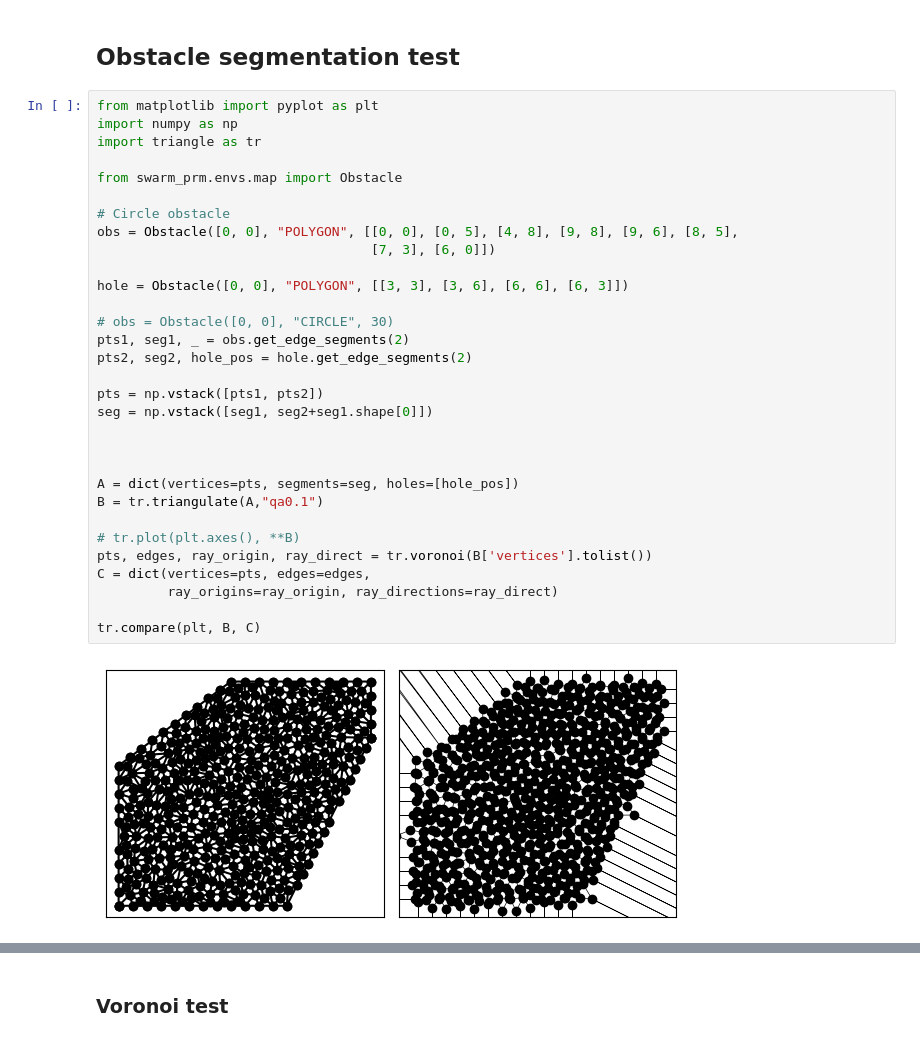
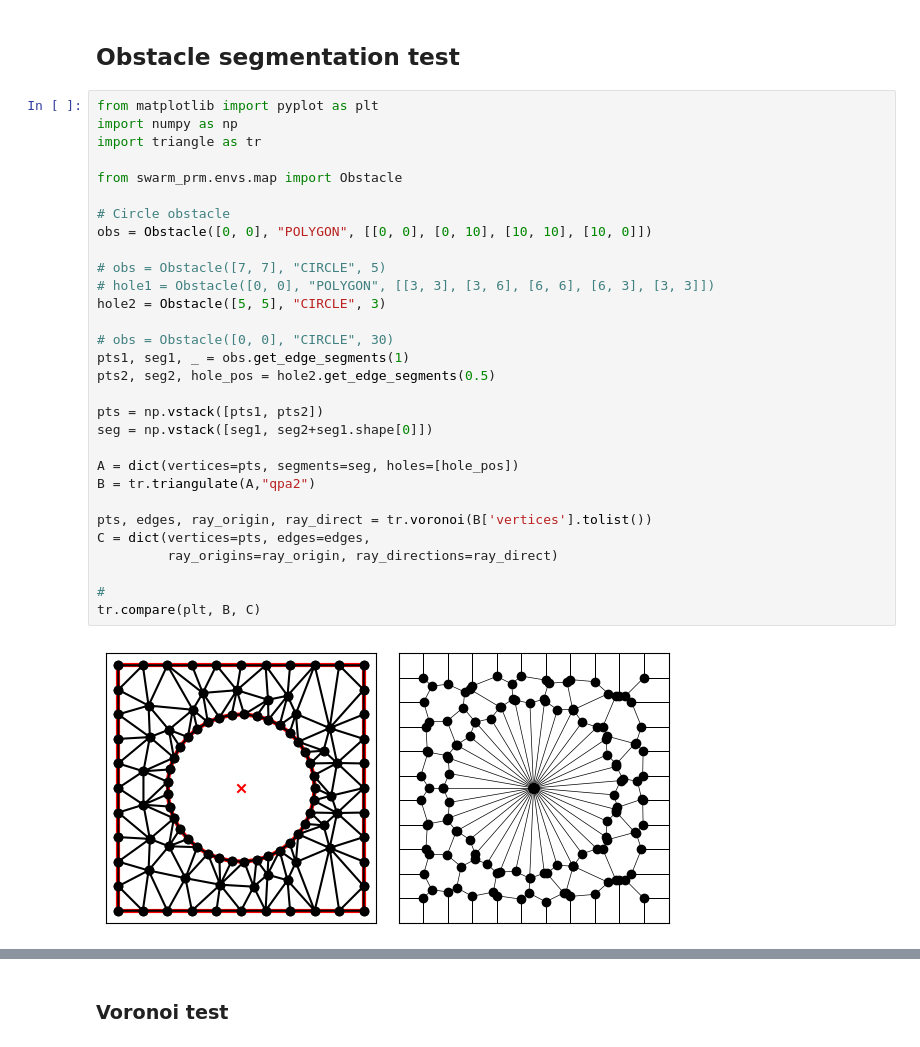
Before and after one commit to Zander-M/ST_Gaussian_PRM, a Jupyter notebook: notebooks/tests.ipynb, the cells around one changed output, grey strips where cells are left out. Saved outputs shown, nothing was run; the diff lists cells and outputs as text.

```diff
--- a/notebooks/tests.ipynb
+++ b/notebooks/tests.ipynb
@@ -1015,34 +1015,33 @@ Reached goal in 213 iterations
 # %%
 from matplotlib import pyplot as plt
 import numpy as np
 import triangle as tr
 
 from swarm_prm.envs.map import Obstacle
 
 # Circle obstacle
-obs = Obstacle([0, 0], "POLYGON", [[0, 0], [0, 5], [4, 8], [9, 8], [9, 6], [8, 5],
-                                   [7, 3], [6, 0]])
+obs = Obstacle([0, 0], "POLYGON", [[0, 0], [0, 10], [10, 10], [10, 0]])
 
-hole = Obstacle([0, 0], "POLYGON", [[3, 3], [3, 6], [6, 6], [6, 3]])
+# obs = Obstacle([7, 7], "CIRCLE", 5)
+# hole1 = Obstacle([0, 0], "POLYGON", [[3, 3], [3, 6], [6, 6], [6, 3], [3, 3]])
+hole2 = Obstacle([5, 5], "CIRCLE", 3)
 
 # obs = Obstacle([0, 0], "CIRCLE", 30)
-pts1, seg1, _ = obs.get_edge_segments(2)
-pts2, seg2, hole_pos = hole.get_edge_segments(2)
+pts1, seg1, _ = obs.get_edge_segments(1)
+pts2, seg2, hole_pos = hole2.get_edge_segments(0.5)
 
 pts = np.vstack([pts1, pts2])
 seg = np.vstack([seg1, seg2+seg1.shape[0]])
 
+A = dict(vertices=pts, segments=seg, holes=[hole_pos])
+B = tr.triangulate(A,"qpa2")
 
-
-A = dict(vertices=pts, segments=seg, holes=[hole_pos])
-B = tr.triangulate(A,"qa0.1")
-
-# tr.plot(plt.axes(), **B)
 pts, edges, ray_origin, ray_direct = tr.voronoi(B['vertices'].tolist())
 C = dict(vertices=pts, edges=edges,
          ray_origins=ray_origin, ray_directions=ray_direct)
 
+#
 tr.compare(plt, B, C)
 # %% [output]
-[figure, old version]
+[figure, new version]
 # %%
```
Also changed, not shown: parts of 3 cells of this notebook, 7 other files.
